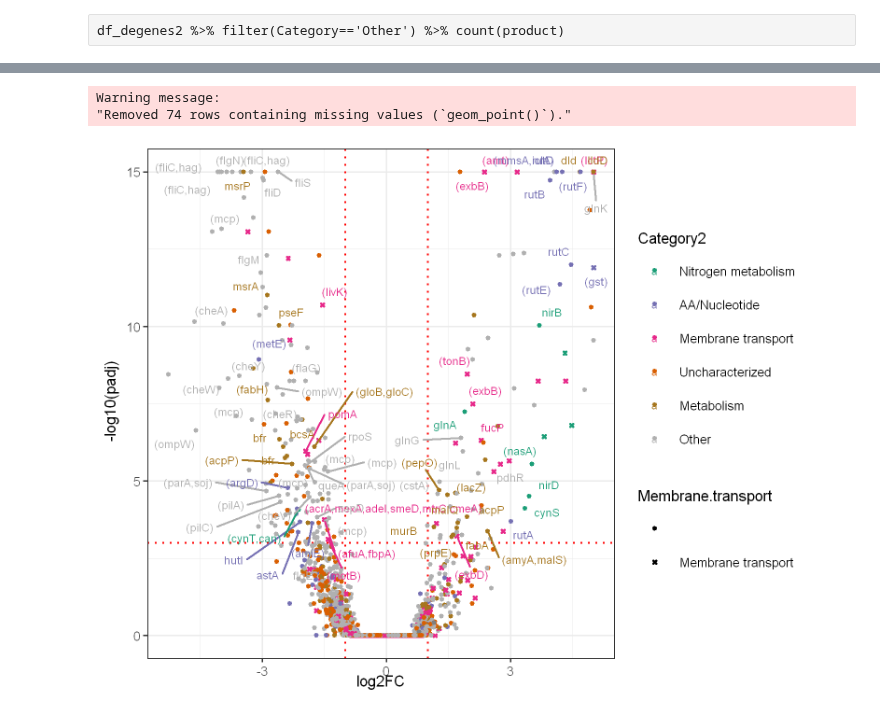
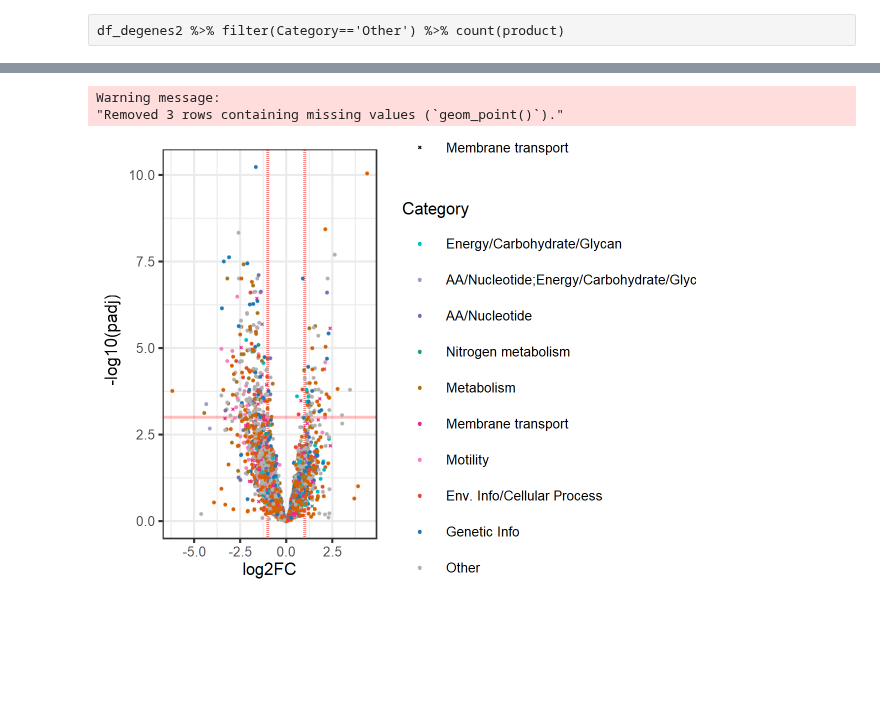
Before and after one commit to wosnat/CC1A3, a Jupyter notebook: Enrichment/CC1A3 HOT1A3 figure axenic.ipynb, the cells around one changed output, grey strips where cells are left out. Cells and saved outputs as stored; diff of their text form; code cells hidden in the pictures; blank space fills up the shorter version.

```diff
--- a/Enrichment/CC1A3 HOT1A3 figure axenic.ipynb
+++ b/Enrichment/CC1A3 HOT1A3 figure axenic.ipynb
@@ -34,6 +108,6 @@ lgl (2): down, up
 # %%
-df_all_orig = df_all_orig %>%
-    filter(contrast1 %in% c('LATEvsC1_prot', 'LATEvsC1P1_rna'))
+df_all = df_all_orig %>%
+    filter(contrast1 %in% c('A2vsA1_prot', 'A2vsA1_rna'))
 # %%
 df_degenes = df_all_orig %>%
     filter(padj < 0.05)
@@ -61,5 +118,3 @@ names(hpath_df); names(df_all_orig)
-# %%
-df_all = left_join(df_all_orig, hpath_df, by=c('gene_id'='locus_tag'))
 # %% [raw]
 df_all = df_all %>%
     mutate(
@@ -271,11 +286,2 @@ A spec_tbl_df: 58 × 35
 # %%
 df_all = df_all %>% filter(!is.na(Category)) #%>% count(product)
-# %%
-category_move_to_other = c('Env. Info/Cellular Process', 'Genetic Info')
-category_move_to_metabolism = c('Energy/Carbohydrate/Glycan')
-category_move_to_aa = c('AA/Nucleotide;Energy/Carbohydrate/Glycan')
-df_all = df_all %>%
-    mutate(Category2 = Category) %>%
-    mutate(Category2 = if_else(Category %in% category_move_to_other, 'Other', Category2)) %>%
-    mutate(Category2 = if_else(Category %in% category_move_to_metabolism, 'Metabolism', Category2)) %>%
-    mutate(Category2 = if_else(Category %in% category_move_to_aa, 'AA/Nucleotide', Category2))
@@ -367 +327,3 @@ df_all$Category2 = factor(df_all$Category2, levels = cat_order)
+# %%
+df_all$Category = factor(df_all$Category, levels = category.order)
 # %%
@@ -423,37 +385,39 @@ Saving 6.67 x 6.67 in image
 # %%
 library(ggrepel)
 assay = 'RNA'
 
 
-ymax <- 15
-df_all$capped.log.padj <- pmin(df_all$log.padj, ymax)
-xmax <- 5
-df_all$capped.logFC <- pmin(df_all$logFC, xmax)
+# ymax <- 15
+# df_all$capped.log.padj <- pmin(df_all$log.padj, ymax)
+# xmax <- 5
+# df_all$capped.logFC <- pmin(df_all$logFC, xmax)
 
 
 df_labels = df_all %>%
-  filter(Assay == assay, abs(logFC) > 1, log.padj > 3, !is.na(gene), gene != '')
+  filter(Assay == assay, abs(logFC) > 1.5, log.padj > 15, !is.na(gene), gene != '')
 
 # Use ggplot2 allows more flexibility in plotting
 df_all %>% filter(Assay == assay) %>%
-ggplot(aes(x = capped.logFC, y =capped.log.padj, color=Category2, fill=Category2, shape=Membrane.transport
+ggplot(aes(x = logFC, y =log.padj, color=Category, fill=Category, shape=Membrane.transport
           )) +
     geom_vline(xintercept = c(-1,1), colour = "red", linetype="dotted" ) + # Add fold change cutoffs
     geom_hline(yintercept = 3, colour = "red", linetype="dotted" ) + # Add significance cutoffs
-    geom_point(size=0, stroke=1 )+
+    ggrastr::geom_point_rast(size=0.3, stroke=0.3 )+
     theme_bw(base_size = 8) + # change theme
     #theme_bw() + # change theme
     xlab(expression("log2FC")) + # x-axis label
     ylab(expression(" -log10(padj)")) + # y-axis label
     #geom_vline(xintercept = 0, colour = "black") + # Add 0 lines
-    scale_colour_manual(values = my.cols)+
-    scale_fill_manual(values = my.cols)+
+    scale_colour_manual(values = category.cols)+
+    scale_fill_manual(values = category.cols)+
     scale_shape_manual(values = c(21,4)) +
     geom_text_repel(data=df_labels,
-                    aes( capped.logFC, capped.log.padj ,label=gene), max.overlaps = Inf, size=2)  #+ # add gene label
+                    aes( logFC, log.padj ,label=gene), max.overlaps = Inf, size=1,
+                   box.padding=0.05, segment.size=0.1
+                   )  #+ # add gene label
     #facet_wrap(~contrast, ncol=2)
 # %% [output]
 Warning message:
-"Removed 74 rows containing missing values (`geom_point()`)."
+"Removed 3 rows containing missing values (`geom_point()`)."
-[figure, old version]
+[figure, new version]
 # %%
```
Also changed, not shown: parts of 36 cells of this notebook, 22 other files.
